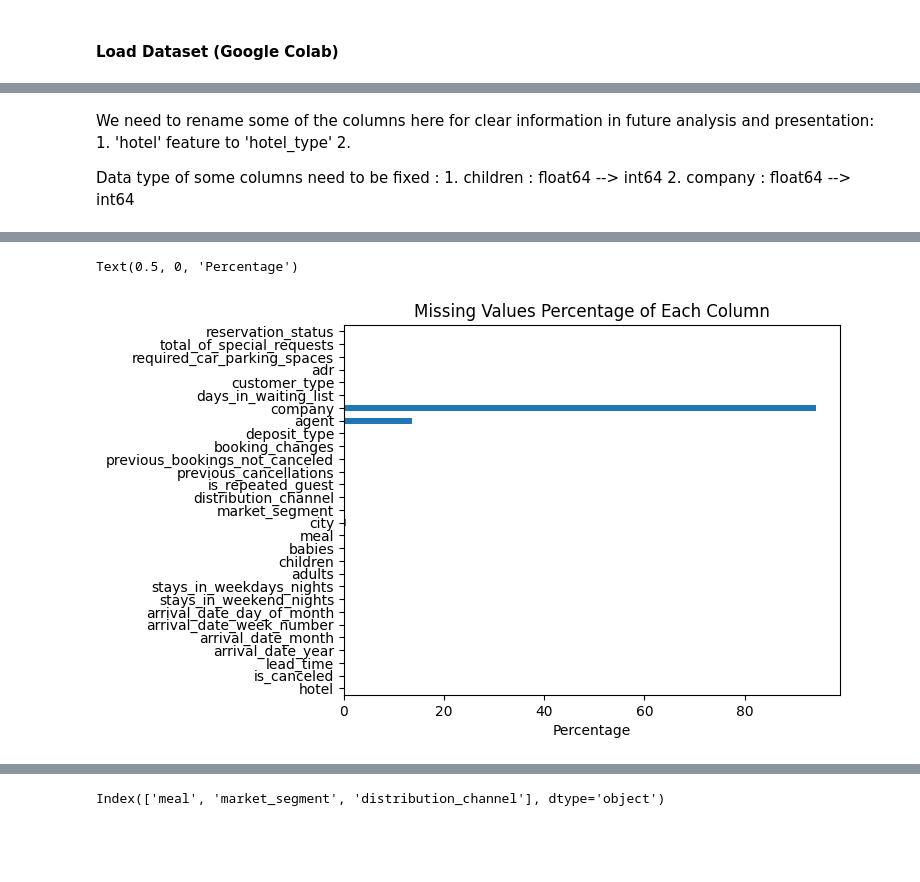
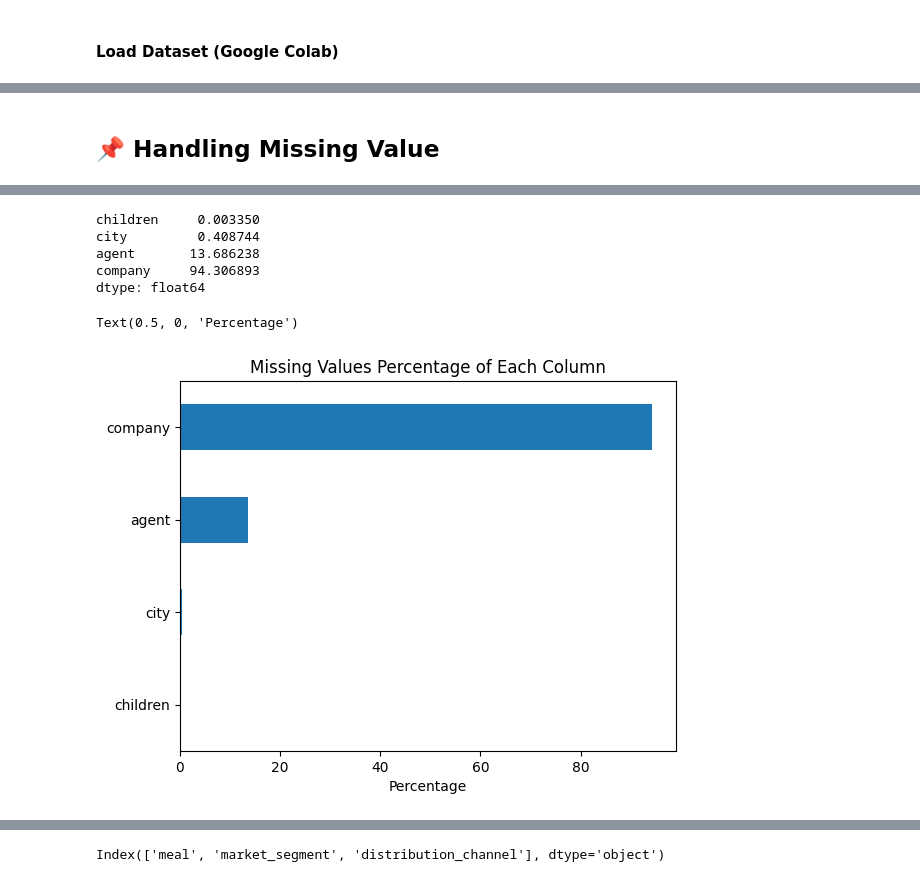
Before and after one commit to mcikalmerdeka/Investigate-Hotel-Business-Using-Data-Visualization, a Jupyter notebook: Task 1/Task_1_Data_Preprocessing.ipynb, the cells around one changed output, grey strips where cells are left out. Drawn from its saved outputs; the diff is of its cells as text; code cells hidden in the pictures; blank space fills up the shorter version.

```diff
--- a/Task 1/Task_1_Data_Preprocessing.ipynb
+++ b/Task 1/Task_1_Data_Preprocessing.ipynb
@@ -190,11 +151,5 @@ reservation_status: ['Check-Out' 'Canceled' 'No-Show']
-# %% [markdown]
-We need to rename some of the columns here for clear information in future analysis and presentation:
-    1. 'hotel' feature to 'hotel_type'
-    2.
-
-Data type of some columns need to be fixed :
-    1. children : float64 --> int64
-    2. company : float64 --> int64
+# %% [markdown]
+## **📌 Handling Missing Value**
 # %%
 # Check missing values
 df.isna().sum()
@@ -217,12 +172,20 @@ total_of_special_requests              0
 reservation_status                     0
 dtype: int64
 # %%
-# Check missing values in percentage
+# Filter columns with missing values
 missing_values = df.isna().sum() / df.shape[0] * 100
+missing_values = missing_values[missing_values > 0]
+
+print(missing_values)
 
 missing_values.plot(kind='barh')
 plt.title('Missing Values Percentage of Each Column')
 plt.xlabel('Percentage')
 # %% [output]
-Text(0.5, 0, 'Percentage')
+children     0.003350
+city         0.408744
+agent       13.686238
+company     94.306893
+dtype: float64
+Text(0.5, 0, 'Percentage')
-[figure, old version]
+[figure, new version]
```
Also changed, not shown: parts of 41 cells of this notebook.
